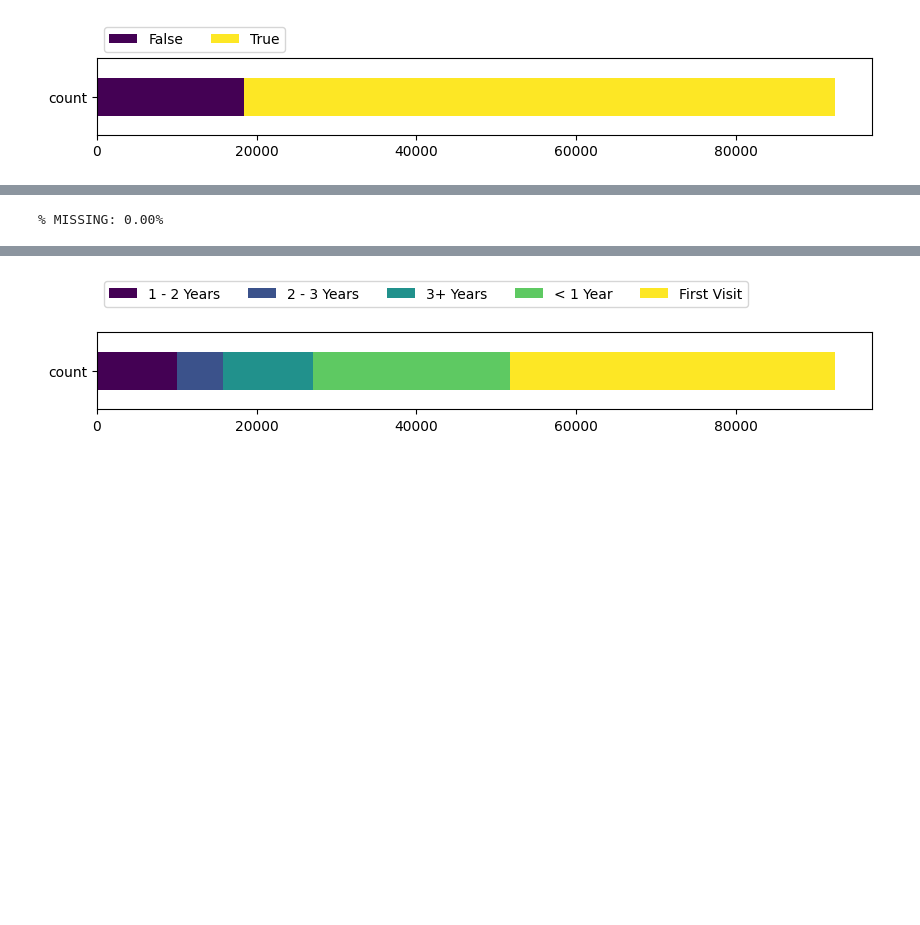
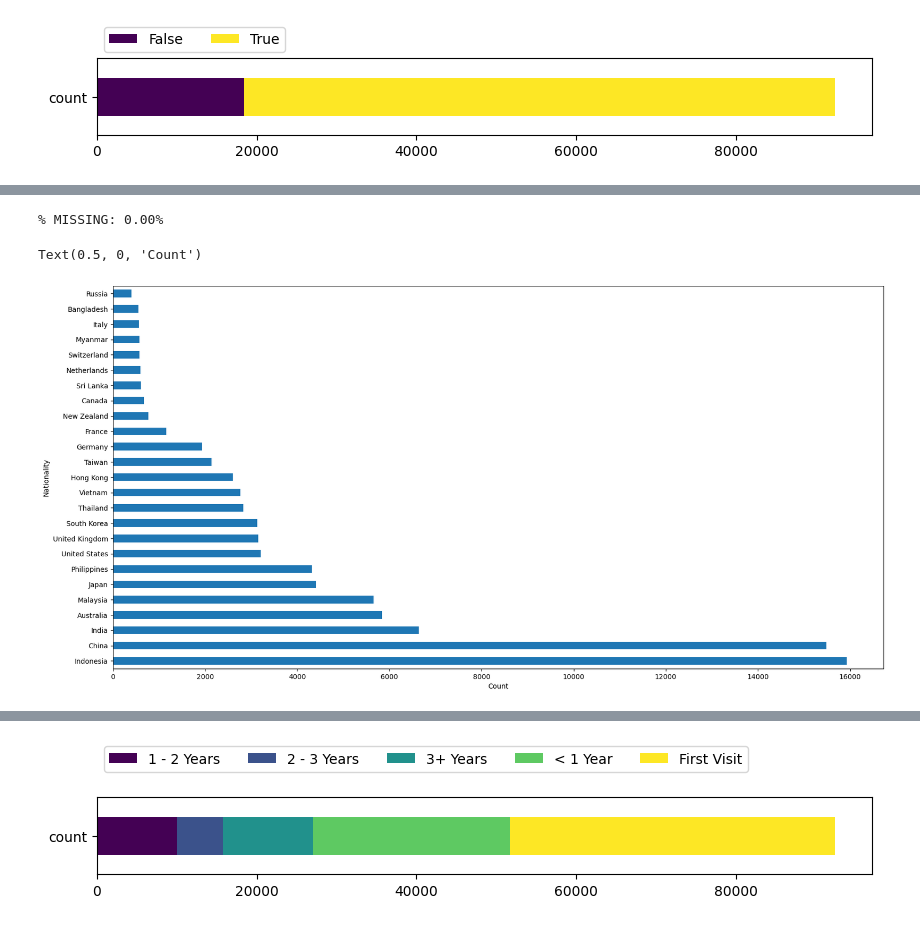
Before and after one commit to arushisinha98/data-explorer, a Jupyter notebook: notebooks/CleanOVS.ipynb, the cells around one changed output, grey strips where cells are left out. Saved outputs shown, nothing was run; the diff lists cells and outputs as text; code cells hidden in the pictures; blank space fills up the shorter version.

```diff
--- a/notebooks/CleanOVS.ipynb
+++ b/notebooks/CleanOVS.ipynb
@@ -142,10 +128,23 @@ StackedHorizontalBar(df, 'AGE_BAND')
 # %%
 # nationality
 
-df = df.rename(columns = {'a4': 'NATIONALITY'})
+df['a4.raw'] = df['a4'].astype('Int64').astype(str).map(label_map['a4'])
+df['NATIONALITY'] = df['a4.raw'].map(label_map['NATIONALITY_TO_COUNTRY'])
+df['NATIONALITY'] = df['NATIONALITY'].fillna(df['a4.raw'])
+
+
 print(f"% MISSING: {df['NATIONALITY'].isnull().mean()*100:.2f}%")
+
+ax = df['NATIONALITY'].value_counts()\
+                      .nlargest(25)\
+                      .plot(kind = 'barh',
+                            figsize = (20,10))
+ax.set_ylabel("Nationality")
+ax.set_xlabel("Count")
 # %% [output]
 % MISSING: 0.00%
+Text(0.5, 0, 'Count')
+[figure, added]
 # %%
 # country of residence
 
```
Also changed, not shown: parts of 28 cells of this notebook, 2 other files.
